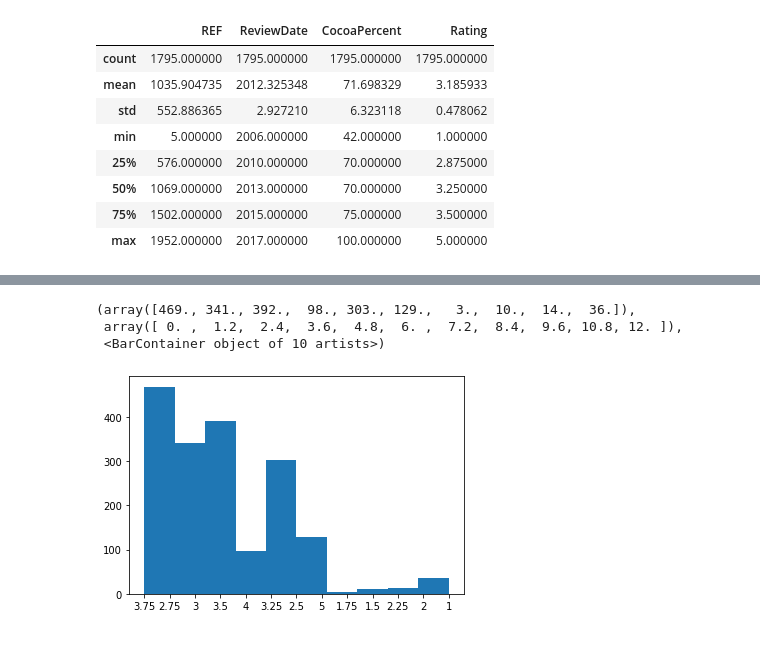
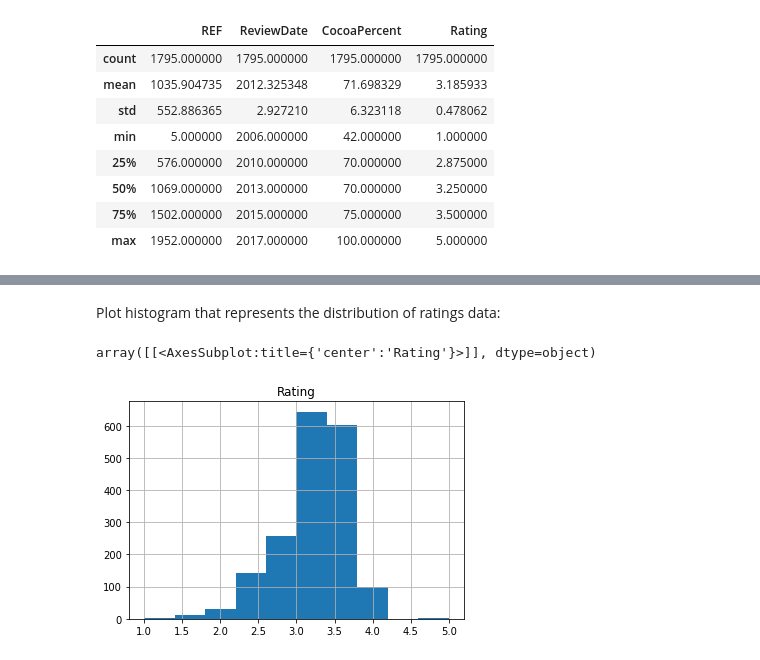
Before and after one commit to tlstkr/ChocolateAnalytics, a Jupyter notebook: BeautifulSoup_Chocolate.ipynb, the cells around one changed output, grey strips where cells are left out. Saved outputs shown, nothing was run; the diff lists cells and outputs as text; code cells hidden in the pictures.

```diff
--- a/BeautifulSoup_Chocolate.ipynb
+++ b/BeautifulSoup_Chocolate.ipynb
@@ -144,11 +149,13 @@ soup.find_all('td')
 # %%
-## create list of classes (columns of the future dataset)
+# create list of classes (columns of the future dataset)
+
 classes = [td.attrs['class'][0] for td in soup.find_all('td')[2:11]]
+
+# create dictionary with target data
+
+cacao_dict_data = {}
+for column in classes:
+    cacao_dict_data[column] = [i.text for i in soup.find_all(attrs={'class':column})][1:]
-# %%
-# create dictionary with target data
-cacao_dict_data = {}
-for column in classes:
-    cacao_dict_data[column] = [i.string for i in soup.find_all(attrs={'class':column})][1:]
 # %%
 cacao_dict_data
 # %% [output]
@@ -229,10 +244,6 @@ cacao_dataframe.CocoaPercent = cacao_dataframe.CocoaPercent.apply(lambda x : x[:
 # transform numeric data into np.float64 type
 
 cacao_dataframe[['REF', 'ReviewDate', 'CocoaPercent', 'Rating']] = cacao_dataframe[['REF', 'ReviewDate', 'CocoaPercent', 'Rating']].astype(np.float64)
-# %%
-# transform categorical data into strings:
-
-cacao_dataframe[['Company', 'Origin', 'CompanyLocation', 'BeanType', 'BroadBeanOrigin']] = cacao_dataframe[['Company', 'Origin', 'CompanyLocation', 'BeanType', 'BroadBeanOrigin']].apply(str)
 # %% [markdown]
 Let's check again types:
 # %%
@@ -276,7 +274,0 @@ from matplotlib import pyplot as plt
-# %%
-plt.hist(cacao.Rating)
-# %% [output]
-(array([469., 341., 392.,  98., 303., 129.,   3.,  10.,  14.,  36.]),
- array([ 0. ,  1.2,  2.4,  3.6,  4.8,  6. ,  7.2,  8.4,  9.6, 10.8, 12. ]),
- <BarContainer object of 10 artists>)
-[figure, removed]
@@ -284,0 +275,7 @@ soup.find('tbody')
+# %% [markdown]
+Plot histogram that represents the distribution of ratings data:
+# %%
+cacao_dataframe.hist('Rating')
+# %% [output]
+array([[<AxesSubplot:title={'center':'Rating'}>]], dtype=object)
+[figure, added]
```
Also changed, not shown: parts of 25 cells of this notebook.
